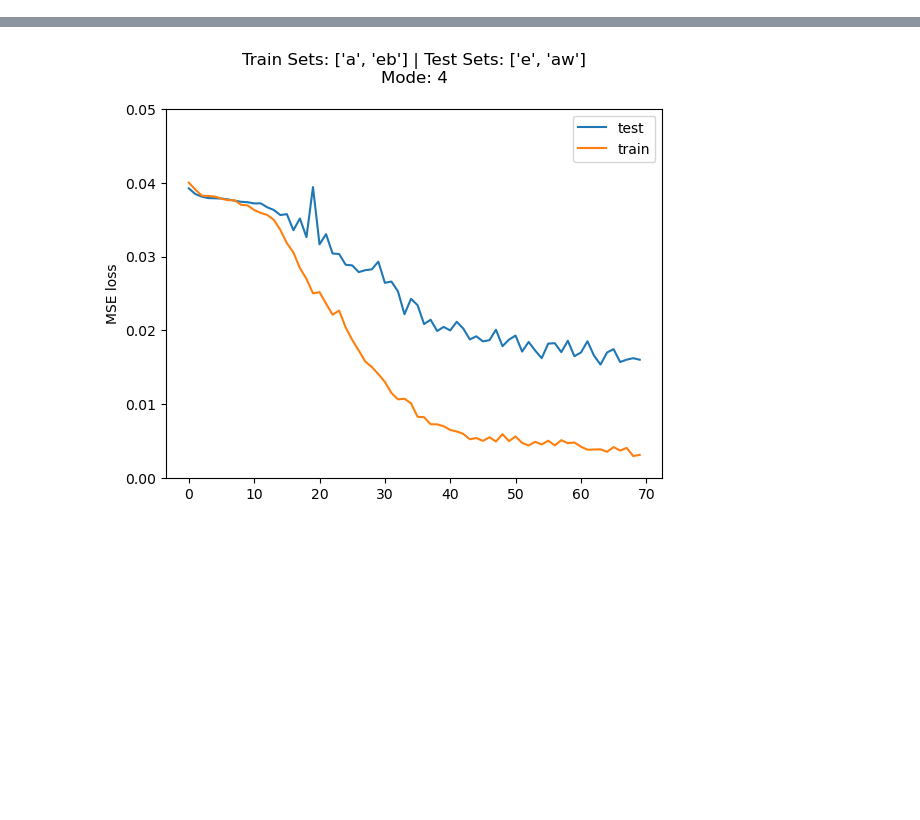
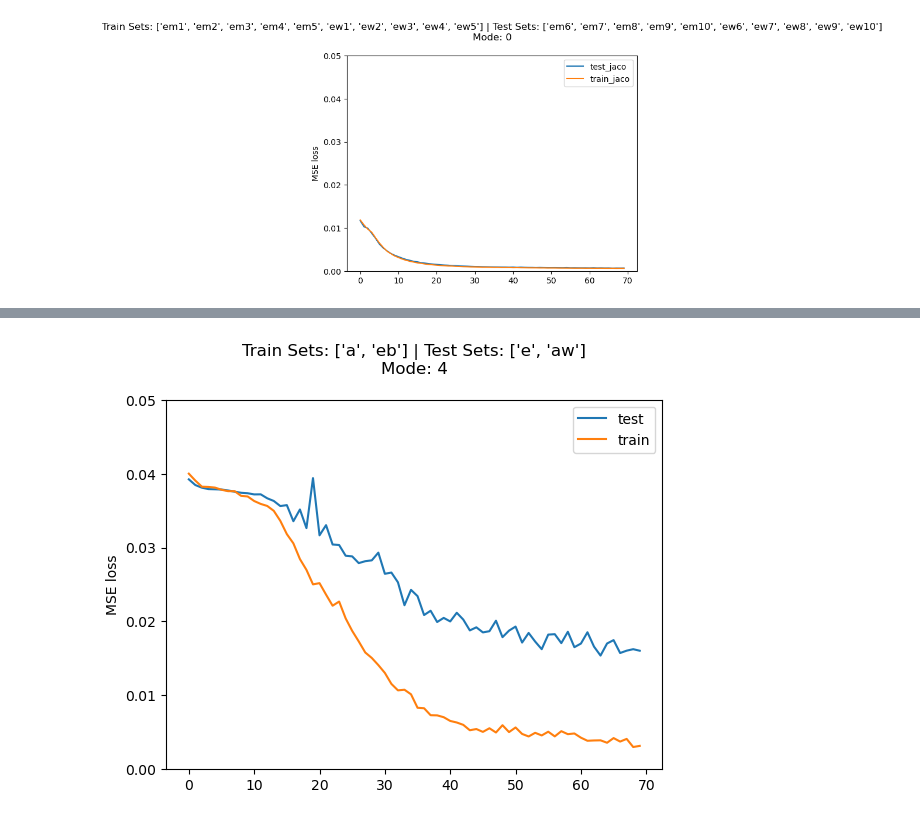
Before and after one commit to hiyuantang/FAU_Dataset, a Jupyter notebook: code/vis_loss.ipynb, the cells around one changed output, grey strips where cells are left out. Saved outputs shown, nothing was run; the diff lists cells and outputs as text; code cells hidden in the pictures; blank space fills up the shorter version.

```diff
--- a/code/vis_loss.ipynb
+++ b/code/vis_loss.ipynb
@@ -53,3 +81,7 @@ def plot_loss_au(path, epoch, target, ylim=None):
+# %%
+plot_jaco_loss('D:/GitHub/FAU_Dataset/code/results_r31/results.txt')
+# %% [output]
+[figure, added]
 # %%
 plot_loss('/Volumes/Yuan-T7/GitHub/FAU_Dataset/code/results_r1/results.txt')
 # %% [output]
```
Also changed, not shown: parts of 4 cells of this notebook.
